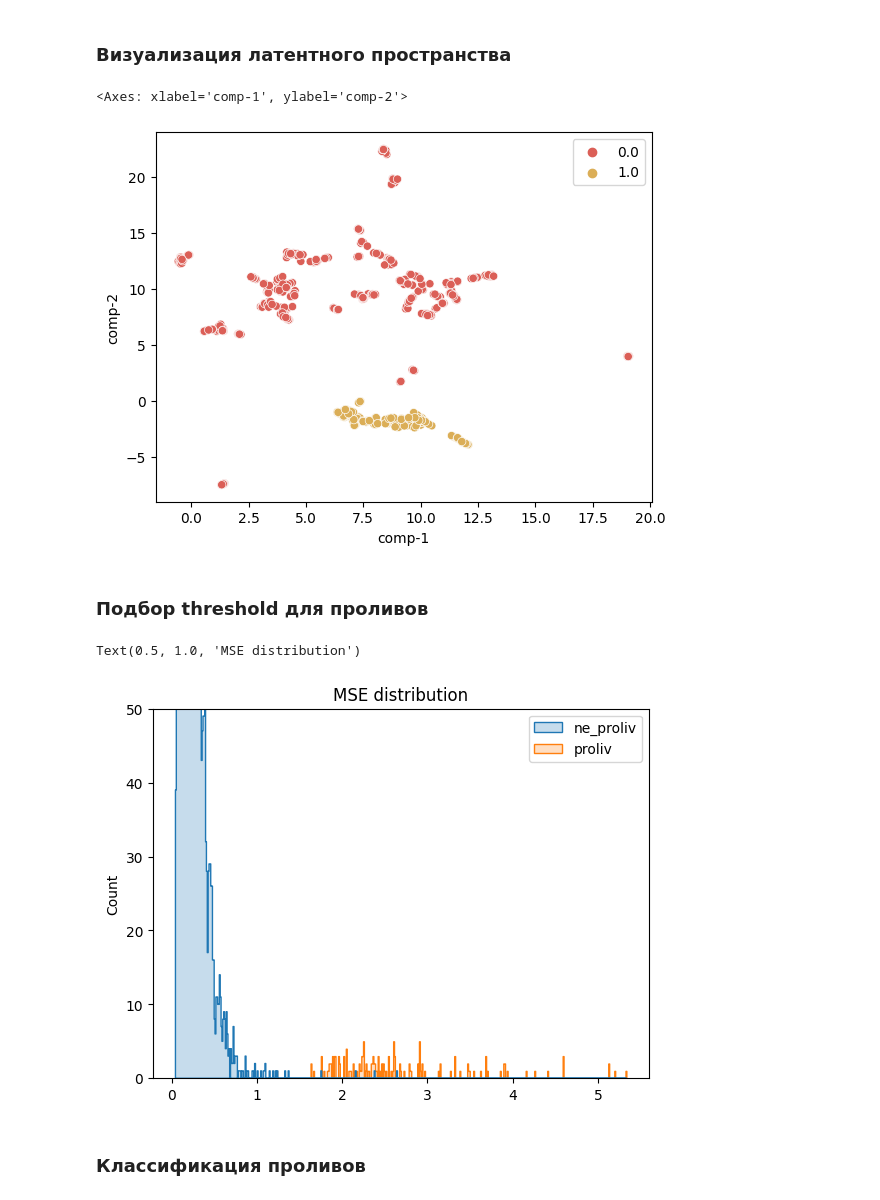
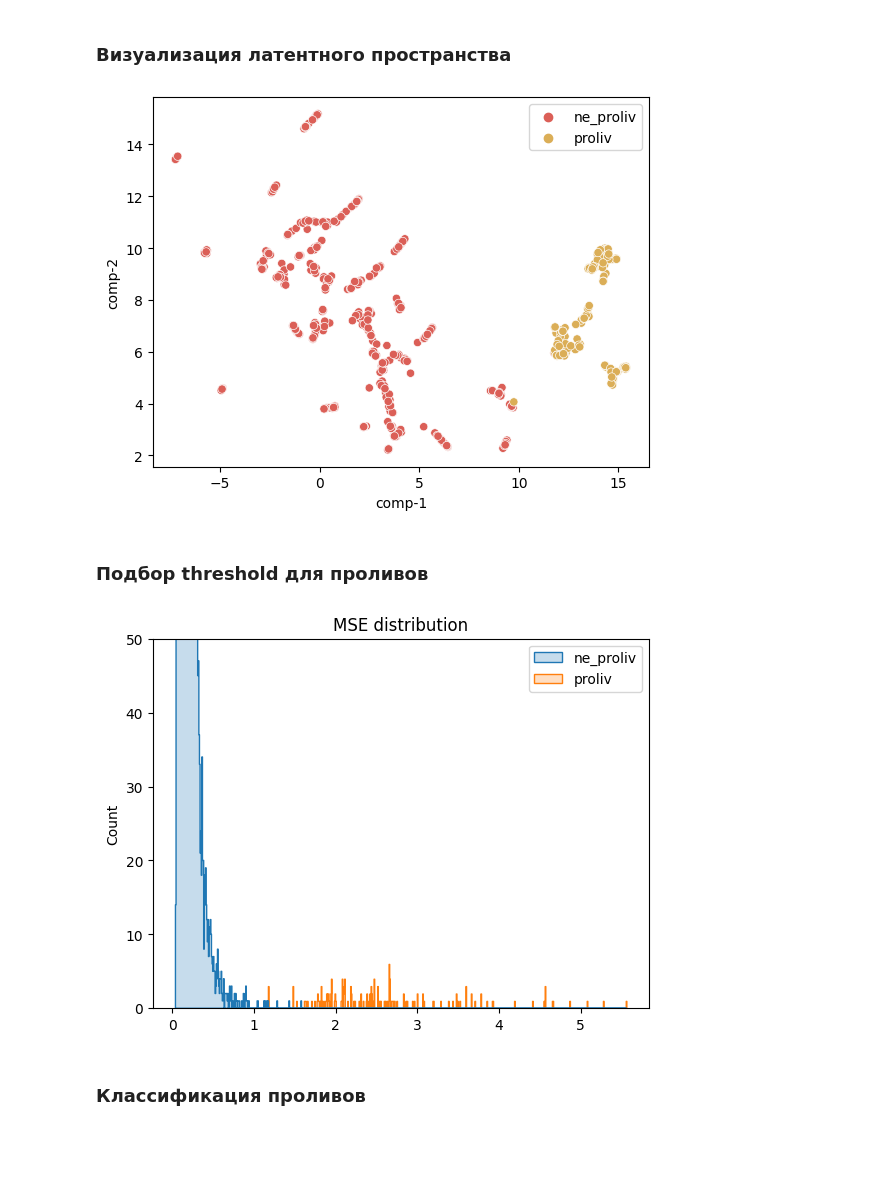
Before and after one commit to Shchetinnikov/Deep_Generative_Models_course, a Jupyter notebook: homework_1/notebooks/autoencoder_cls.ipynb, the cells around one changed output. Cells and saved outputs as stored; diff of their text form; code cells hidden in the pictures; blank space fills up the shorter version.

```diff
--- a/homework_1/notebooks/autoencoder_cls.ipynb
+++ b/homework_1/notebooks/autoencoder_cls.ipynb
@@ -65,20 +65,39 @@ class AutoEncoder(nn.Module):
         self.encoder = Encoder(input_channels, latent_dim)
         self.decoder = Decoder(input_channels, latent_dim)
 
-    def train(self, data, epochs=20):
+    def train(self, data, val_size=0.29, epochs=20):
+        train_dataset, val_dataset = torch.utils.data.random_split(data.dataset, [1 - 0.29, 0.29])
+        train_loader = DataLoader(train_dataset, batch_size=1, shuffle = True)
+        val_loader = DataLoader(val_dataset, batch_size=1, shuffle = True)
+
+        self.train_loss_history = []
+        self.val_loss_history = []
+
         opt = torch.optim.Adam(self.parameters())
         for epoch in range(epochs):
             print(f"Epoch-{epoch + 1}/{epochs}")
-            for i, batch in enumerate(data):
+
+            for i, batch in enumerate(train_loader):
                 x, _ = batch
                 x = x.to(device)
                 x_hat = self(x)
                 opt.zero_grad()
-                loss = ((x - x_hat)**2).sum()
-                loss.backward()
+                train_loss = ((x - x_hat)**2).sum()
+                train_loss.backward()
                 opt.step()
                 if i % 1000 == 0:
-                    print("\t Loss:", loss.item())
+                    print("\t Train loss:", train_loss.item())
+
+            for i, batch in enumerate(val_loader):
+                x, _ = batch
+                x = x.to(device)
+                x_hat = self(x)
+                val_loss = ((x - x_hat)**2).sum()
+
+            print("\t Train loss:", train_loss.item(), end='\t')
+            print("\t Val loss:", val_loss.item())
+            self.train_loss_history.append(train_loss.item())
+            self.val_loss_history.append(val_loss.item())
 
     def forward(self, x):
         z = self.encoder(x)
@@ -171,5 +191,5 @@ latent_dim = 8
 input_channels = 1
 
 autoencoder = AutoEncoder(input_channels, latent_dim).to(device)
-autoencoder.train(train_loader, epochs=5)
+autoencoder.train(train_loader, epochs=20)
 # %% [output]
@@ -206,13 +226,19 @@ points_2d = UMAP(random_state=1000).fit_transform(points)
 # %%
 df = pd.DataFrame()
 df["y"] = marks
 df["comp-1"] = points_2d[:,0]
 df["comp-2"] = points_2d[:,1]
 
+
+fig, ax = plt.subplots()
 sns.scatterplot(x="comp-1", y="comp-2", hue=df.y.tolist(), palette=sns.color_palette("hls", 10), data=df)
+legend = ax.get_legend()
+handles = legend.legend_handles
+ax.legend(handles, ['ne_proliv', 'proliv'])
+
+fig.savefig('latent.jpg')
 # %% [output]
-<Axes: xlabel='comp-1', ylabel='comp-2'>
-[figure, old version]
+[figure, new version]
 # %% [markdown]
 ### Подбор threshold для проливов
 # %%
@@ -228,7 +254,7 @@ legend = ax.get_legend()
 handles = legend.legend_handles
 ax.legend(handles, ['ne_proliv', 'proliv'])
 ax.set_title("MSE distribution")
+fig.savefig('loss_dist.jpg')
 # %% [output]
-Text(0.5, 1.0, 'MSE distribution')
-[figure, old version]
+[figure, new version]
 # %%
```
Also changed, not shown: parts of 9 cells of this notebook, 5 other files.
